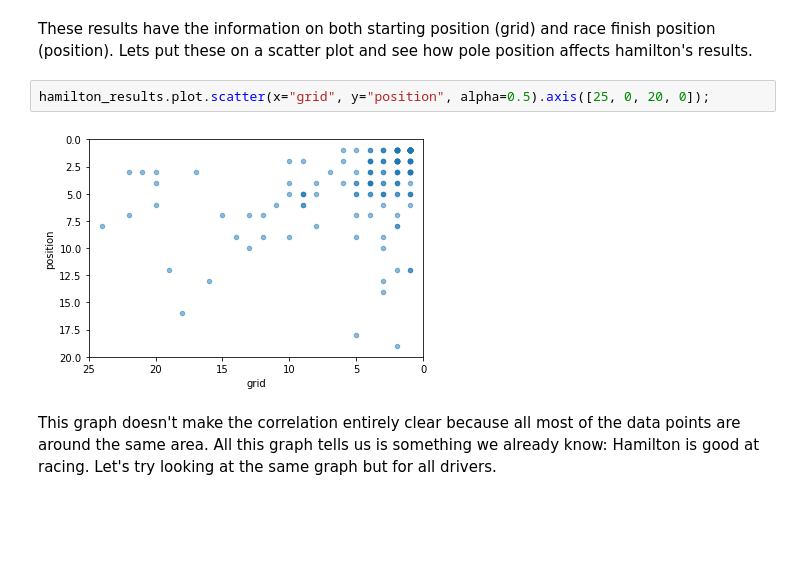
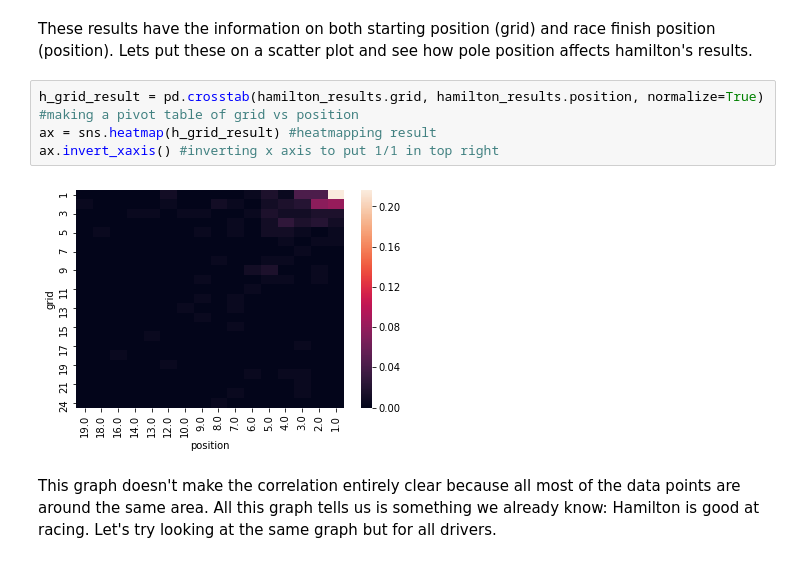
Before and after one commit to mroc170/mroc170.github.io, a Jupyter notebook: index.ipynb, the cells around one changed output. Drawn from its saved outputs; the diff is of its cells as text; blank space fills up the shorter version.

```diff
--- a/index.ipynb
+++ b/index.ipynb
@@ -64,9 +68,11 @@ hamilton_results.head()
 | 89 | 90 | 22 | 1 | 1 | 22.0 | 3 | 2.0 | 2 | 2 | ... |
 # %% [markdown]
 These results have the information on both starting position (grid) and race finish position (position). Lets put these on a scatter plot and see how pole position affects hamilton's results.
-# %%
-hamilton_results.plot.scatter(x="grid", y="position", alpha=0.5).axis([25, 0, 20, 0]);
-# %% [output]
-[figure, removed]
+# %%
+h_grid_result = pd.crosstab(hamilton_results.grid, hamilton_results.position, normalize=True) #making a pivot table of grid vs position
+ax = sns.heatmap(h_grid_result) #heatmapping result
+ax.invert_xaxis() #inverting x axis to put 1/1 in top right
+# %% [output]
+[figure, added]
 # %% [markdown]
 This graph doesn't make the correlation entirely clear because all most of the data points are around the same area. All this graph tells us is something we already know: Hamilton is good at racing. Let's try looking at the same graph but for all drivers.
```
Also changed, not shown: parts of 13 cells of this notebook, 1 other file.
